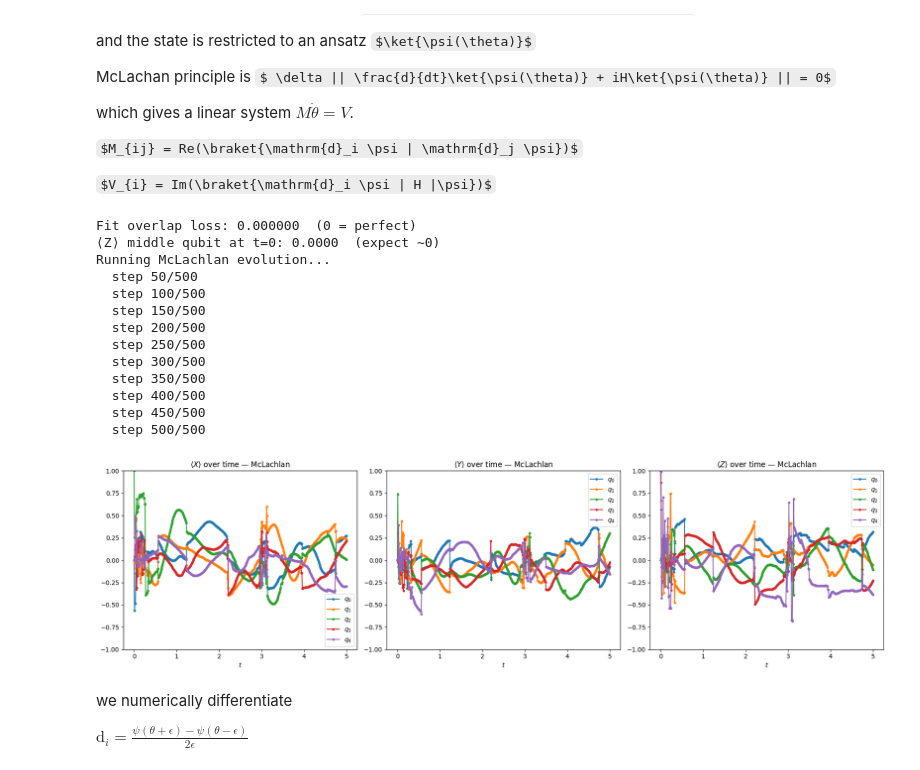
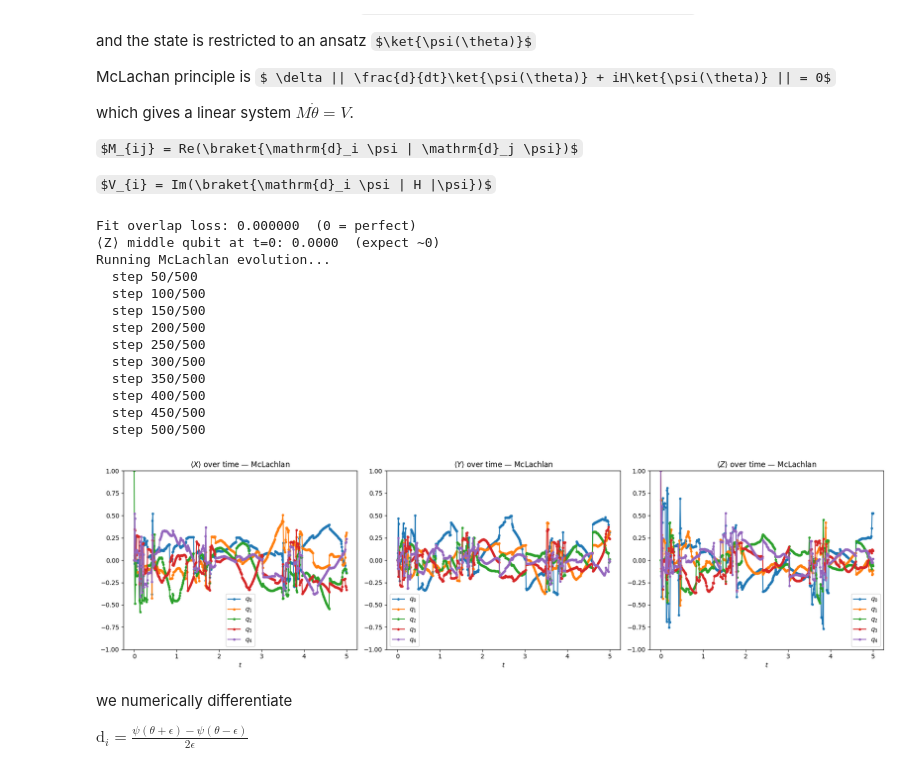
Before and after one commit to laramt04/Time-Evolution-QC-Project, a Jupyter notebook: laraMcLachlan.ipynb, the cells around one changed output. Saved outputs shown, nothing was run; the diff lists cells and outputs as text; code cells hidden in the pictures; some formulas as TeX source.

```diff
--- a/laraMcLachlan.ipynb
+++ b/laraMcLachlan.ipynb
@@ -224,9 +224,8 @@ pauli_z  = np.array([[1,  0 ], [0,  -1]], dtype=complex)
 identity = np.eye(2, dtype=complex)
 
 def observable_matrix(L, qubit, pauli):
-    """Full 2^L × 2^L matrix for a single-site Pauli operator."""
     ops = [identity] * L
-    ops[qubit] = pauli
+    ops[L - 1 - qubit] = pauli   # flip index to match Qiskit's little-endian ordering
     return ft.reduce(np.kron, ops)
 
 def expectation_value(psi, obs):
@@ -236,6 +235,7 @@ def expectation_value(psi, obs):
 allzeros = True
 # %%
 #Mchlachan time evolution and printing
+L = 5
 allzeros = True
 t_tot = 5.0
 dt    = 0.01
@@ -252,34 +252,34 @@ print(f"⟨Z⟩ middle qubit at t=0: {expectation_value(psi_target, z_obs):.4f}
 print("Running McLachlan evolution...")
 mc_states = mclachlan_evolve(theta0, H_mat, L, dt, steps)
 t_values  = np.arange(len(mc_states)) * dt
 
 fig, axes = plt.subplots(1, 3, figsize=(18, 5)) #plots expectation values over time
 for ax, pauli_mat, label in zip(axes, [pauli_x, pauli_y, pauli_z], ['X','Y','Z']):
     for q in range(L):
         obs  = observable_matrix(L, q, pauli_mat)
         vals = [expectation_value(psi, obs) for psi in mc_states]
         ax.plot(t_values, vals, '.-', label=rf'$q_{q}$')
     ax.set_title(rf'$\langle {label} \rangle$ over time — McLachlan')
     ax.set_xlabel(r'$t$')
     ax.set_ylim(-1, 1)
     ax.legend()
 plt.tight_layout()
 plt.show()
 # %% [output]
 Fit overlap loss: 0.000000  (0 = perfect)
 ⟨Z⟩ middle qubit at t=0: 0.0000  (expect ~0)
 Running McLachlan evolution...
   step 50/500
   step 100/500
   step 150/500
   step 200/500
   step 250/500
   step 300/500
   step 350/500
   step 400/500
   step 450/500
   step 500/500
-[figure, old version]
+[figure, new version]
 # %% [markdown]
 we numerically differentiate
 
```
Also changed, not shown: parts of 4 cells of this notebook.
